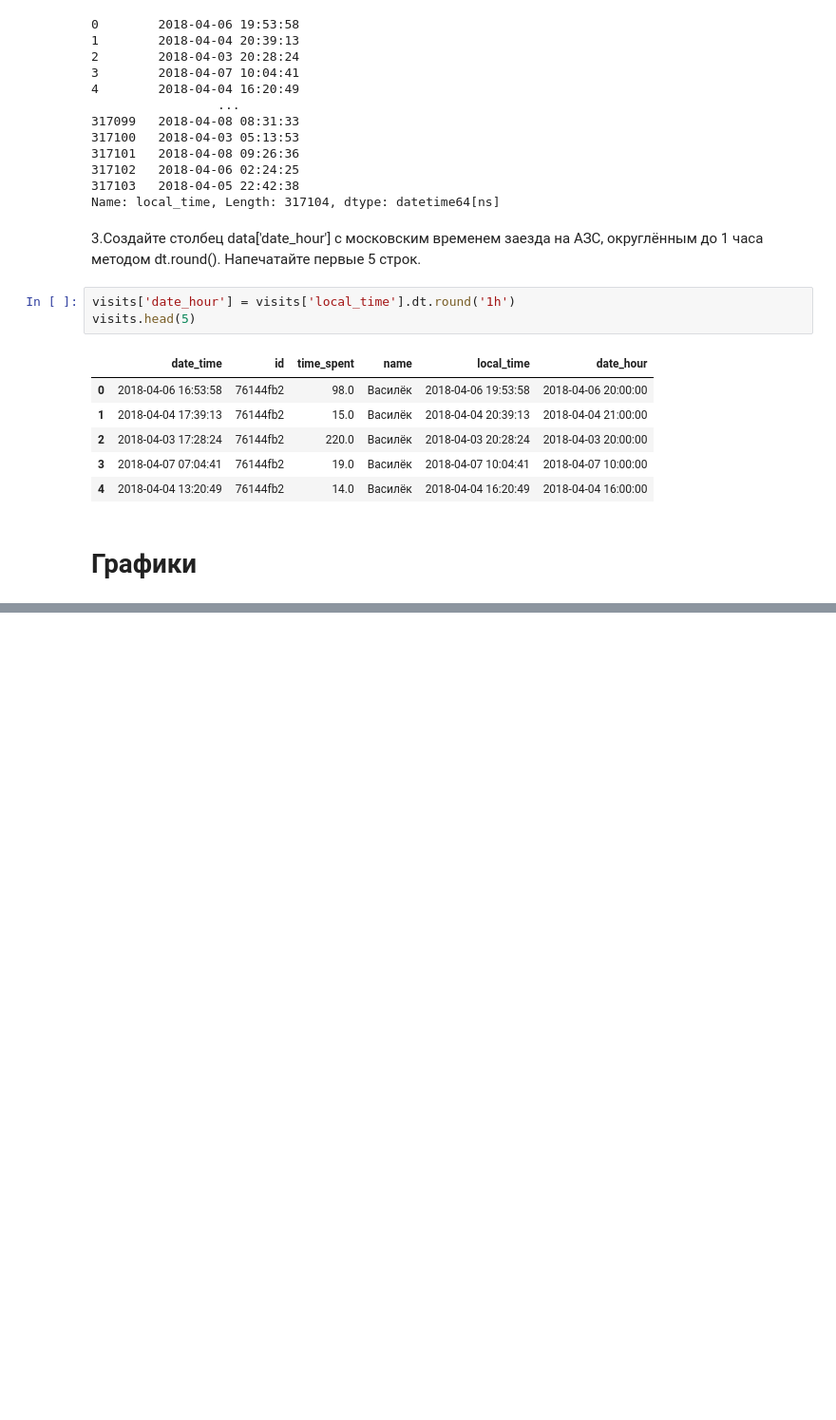
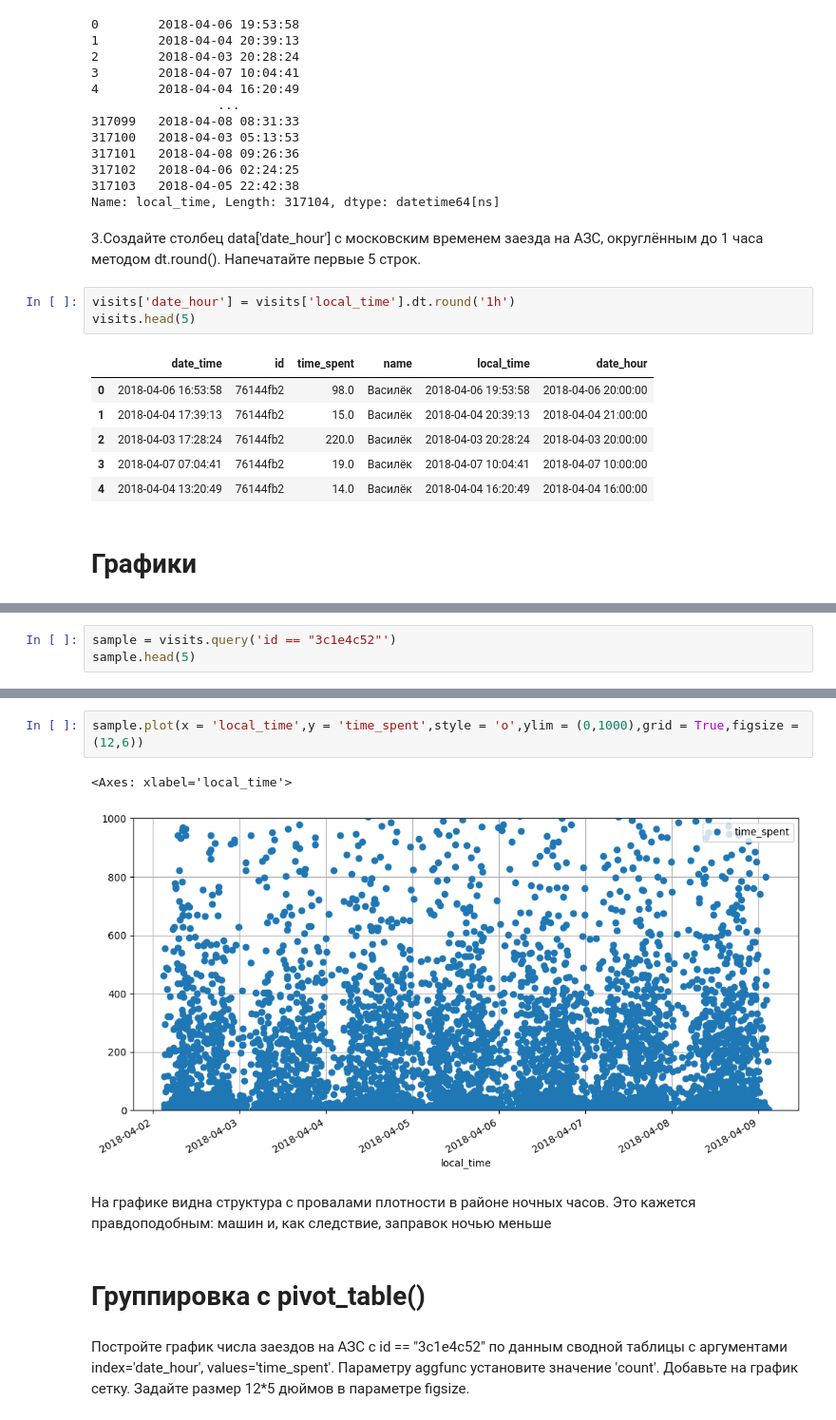
Before and after one commit to whogavehope/Learning-data-analysis, a Jupyter notebook: Курс Яндекс Часть 1.ipynb, the cells around one changed output, grey strips where cells are left out. Shown: that part at 95% size. Cells and saved outputs as stored; diff of their text form; blank space fills up the shorter version.

Commit message:
Часть 2/ 09_Группировка / pivot_table

```diff
--- a/Курс Яндекс Часть 1.ipynb
+++ b/Курс Яндекс Часть 1.ipynb
@@ -1231,0 +1237,3 @@ visits.head(5)
+# %%
+sample = visits.query('id == "3c1e4c52"')
+sample.head(5)
@@ -1231,0 +1247,12 @@ visits.head(5)
+# %%
+sample.plot(x = 'local_time',y = 'time_spent',style = 'o',ylim = (0,1000),grid = True,figsize = (12,6))
+# %% [output]
+<Axes: xlabel='local_time'>
+[figure, added]
+# %% [markdown]
+На графике видна структура с провалами плотности в районе ночных часов. Это кажется правдоподобным: машин и, как следствие, заправок ночью меньше
+# %% [markdown]
+# Группировка с pivot_table()
+# %% [markdown]
+Постройте график числа заездов на АЗС с id == "3c1e4c52" по данным сводной таблицы с аргументами index='date_hour', values='time_spent'. Параметру aggfunc установите значение 'count'.
+Добавьте на график сетку. Задайте размер 12*5 дюймов в параметре figsize.
```
Also changed, not shown: parts of 8 cells of this notebook.
